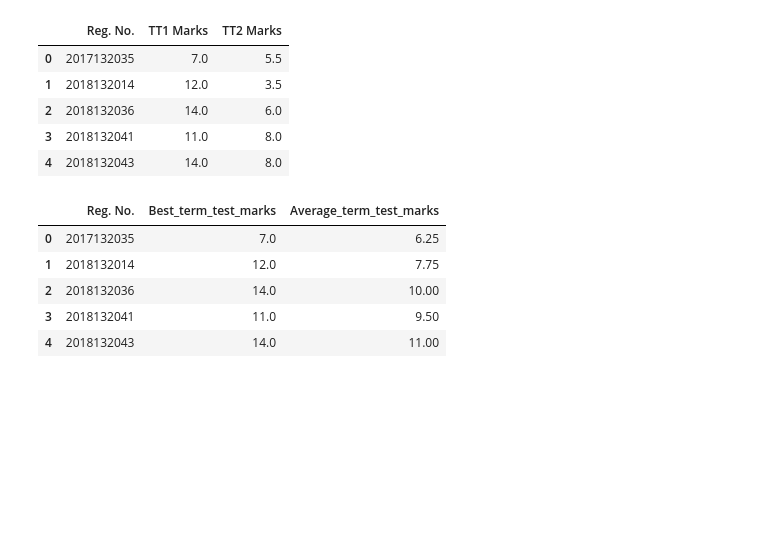
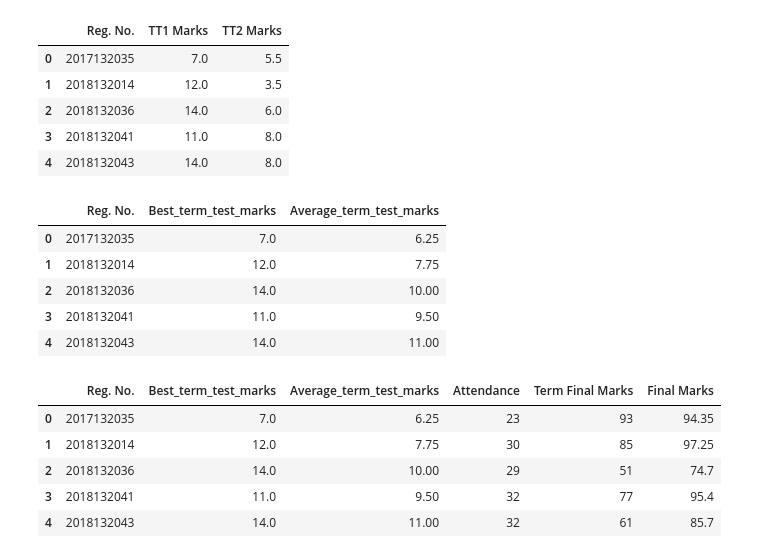
Before and after one commit to MDRumman2019/PDS-11-25, a Jupyter notebook: project2_datascience.ipynb, the cells around one changed output. Cells and saved outputs as stored; diff of their text form; code cells hidden in the pictures; blank space fills up the shorter version.

```diff
--- a/project2_datascience.ipynb
+++ b/project2_datascience.ipynb
@@ -55,3 +56,12 @@ df=pd.merge(df,at,on=["Reg. No."],how="left")
+# %%
+df.head()
+# %% [output]
+|  | Reg. No. | Best_term_test_marks | Average_term_test_marks | Attendance | Term Final Marks | Final Marks |
+| 0 | 2017132035 | 7.0 | 6.25 | 23 | 93 | 94.35 |
+| 1 | 2018132014 | 12.0 | 7.75 | 30 | 85 | 97.25 |
+| 2 | 2018132036 | 14.0 | 10.00 | 29 | 51 | 74.7 |
+| 3 | 2018132041 | 11.0 | 9.50 | 32 | 77 | 95.4 |
+| 4 | 2018132043 | 14.0 | 11.00 | 32 | 61 | 85.7 |
 # %%
 import random
 df["Term Final Marks"]=np.array(random.randint(47,93) for i in range(50))
```
Also changed, not shown: parts of 8 cells of this notebook.
